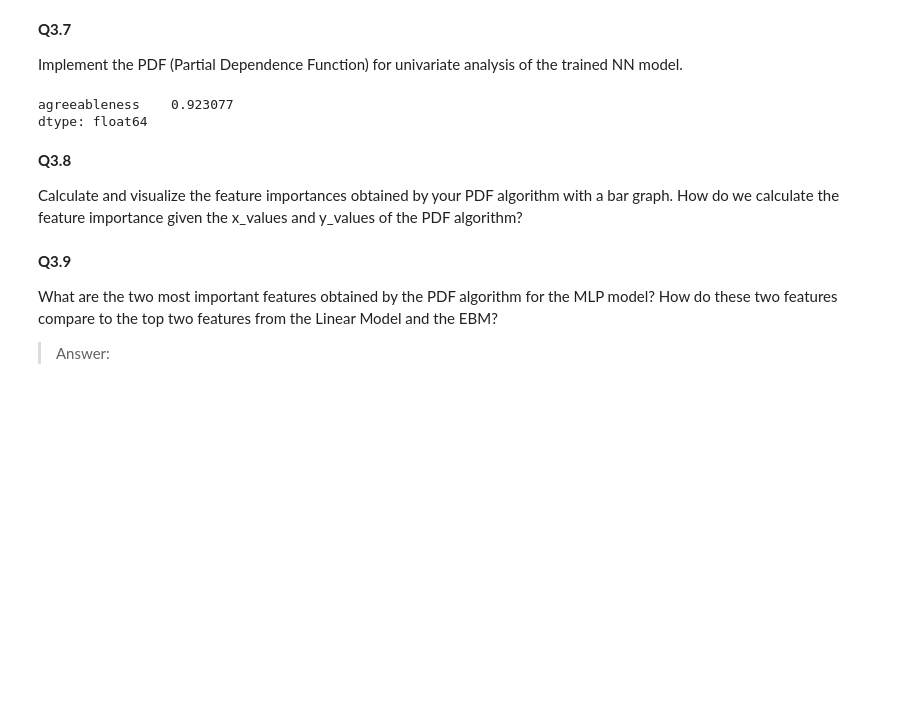
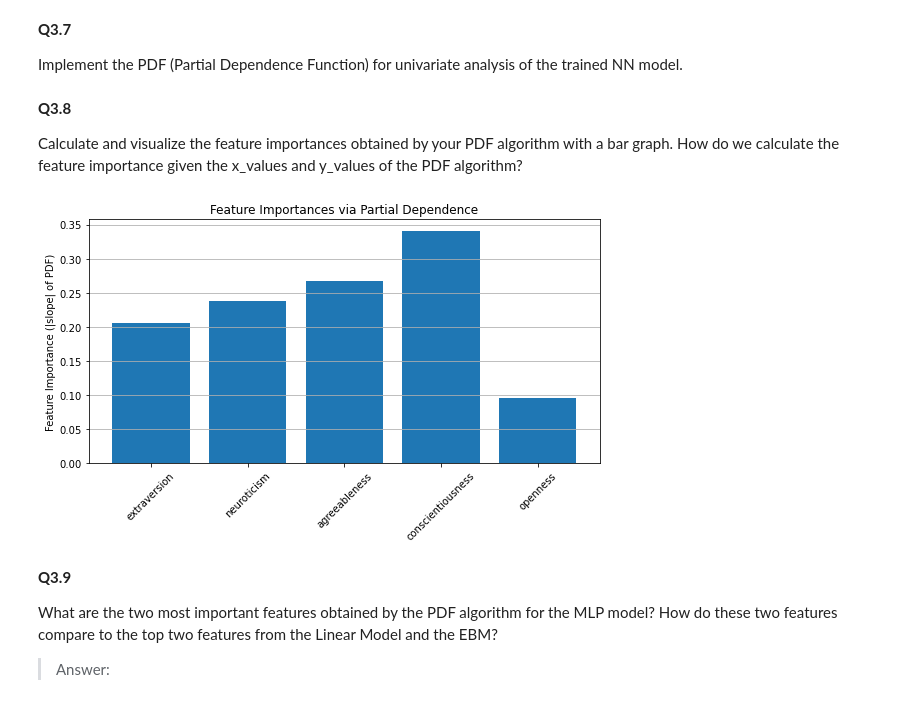
Before and after one commit to BarGinger/HCML-Explainability, a Jupyter notebook: Prog_Explainability_Group_10_part2.ipynb, the cells around one changed output. Cells and saved outputs as stored; diff of their text form; code cells hidden in the pictures; blank space fills up the shorter version.

```diff
--- a/Prog_Explainability_Group_10_part2.ipynb
+++ b/Prog_Explainability_Group_10_part2.ipynb
@@ -341,29 +341,20 @@ dont forget!
 Implement the PDF (Partial Dependence Function) for univariate analysis of the trained NN model.
 # %%
 def PDF(X, model, feature):
-  """
-  Input   Dataset 'X', Model 'model', feature_name 'feature'
-  Output  x_values: independent variable values
-          f_values: corresponding output per x value
-  """
-  # Note: uncomment the lines below and complete the right hand side (where you see '..' to set them to suitable values, respective explanations are provided for each variable
+
   num_samples = X.shape[0]    # set the number of samples/steps to slice the range of the continuous feature, e.g., 100.
   min_val = X[feature].min()     # minimum value of the given feature
   max_val = X[feature].max()      # maximum value of the given feature
-  # step_size = ..    # see the algorithm in corresponsing lecture slides to calculate the step size as a function of the above variables
-  # x_values = ..     # x_values at which we will calculate the partial function of the given feature
-  # f_values = ..     # the calculated partial function values corresponding to x_values
-  print(max_val)
-  # for k in range(num_samples - 1):
-    # Change part of the data according to the formula of PDF algorithm
-    # Let the model predict and calculate the f_value for this k
+  step_size = (max_val - min_val) / (num_samples)    # see the algorithm in corresponsing lecture slides to calculate the step size as a function of the above variables
+  x_values = np.linspace(min_val, max_val, num_samples)     # x_values at which we will calculate the partial function of the given feature
+  f_values = []   # the calculated partial function values corresponding to x_values
 
-  # return x_values, f_values
-
-PDF(X_test, clf, ["agreeableness"])
+  for value in x_values:
+        X_temp = X.copy()
+        X_temp[feature] = value  # ✅ Set all rows of that feature to this value
+        preds = model.predict(X_temp)
+        f_values.append(np.mean(preds))  # Average prediction over all rows
+  return x_values, f_values
-# %% [output]
-agreeableness    0.923077
-dtype: float64
 # %% [markdown]
 **Q3.8**
 
@@ -377,3 +362,33 @@ from scipy.stats import linregress
+# %%
+from scipy.stats import linregress
+
+from scipy.stats import linregress
+import matplotlib.pyplot as plt
+import numpy as np
+
+# Feature names
+features = ["extraversion", "neuroticism", "agreeableness", "conscientiousness", "openness"]
+
+# Store importances
+importances = {}
+
+# Looping over features and compute slopes
+for feature in features:
+    x_vals, f_vals = PDF(X_test, clf, feature)
+    slope, intercept, r_value, p_value, std_err = linregress(x_vals, f_vals)
+    importances[feature] = abs(slope)
+
+# Plotting the bar graph
+plt.figure(figsize=(8, 5))
+plt.bar(importances.keys(), importances.values())
+plt.ylabel("Feature Importance (|slope| of PDF)")
+plt.title("Feature Importances via Partial Dependence")
+plt.grid(True, axis='y')
+plt.xticks(rotation=45)
+plt.tight_layout()
+plt.show()
+# %% [output]
+[figure, added]
 # %% [markdown]
 **Q3.9**
 
```
Also changed, not shown: parts of 10 cells of this notebook.
